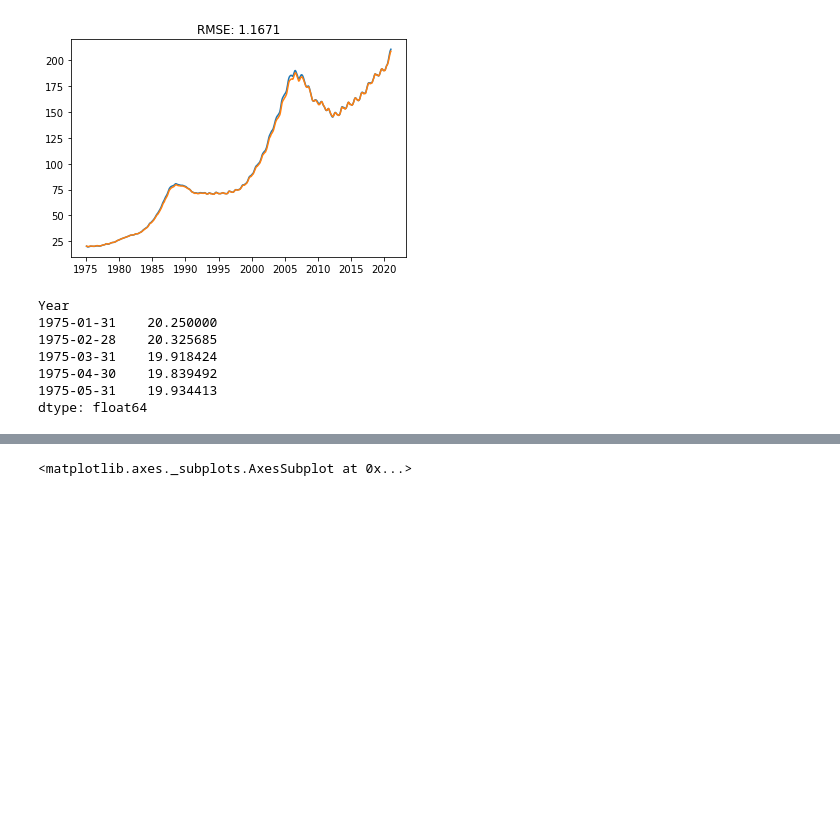
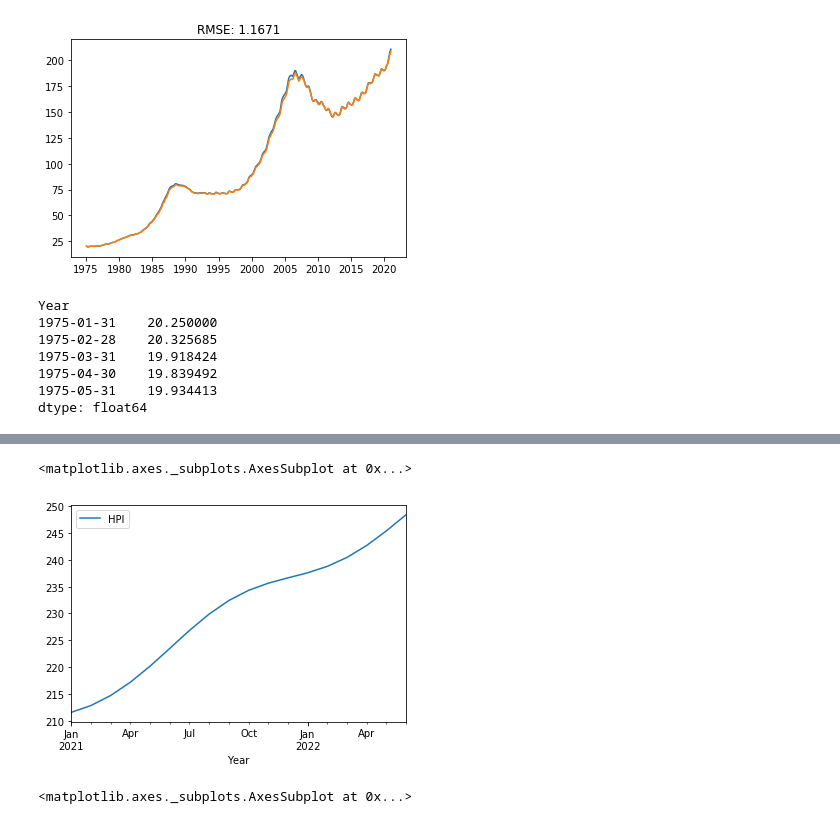
Before and after one commit to jjalomo93/Real_Estate_Dashboard, a Jupyter notebook: forecasting.ipynb, the cells around one changed output, grey strips where cells are left out. Cells and saved outputs as stored; diff of their text form; code cells hidden in the pictures; blank space fills up the shorter version.

```diff
--- a/forecasting.ipynb
+++ b/forecasting.ipynb
@@ -757,0 +765,8 @@ fcast= results513.forecast(steps=18)
+# %%
+xd = pd.Series(xd)
+# %%
+xd = pd.DataFrame(xd)
+# %%
+xd['Year'] = pd.date_range(start='1/2021', periods=18, freq='M')
+xd.rename(columns={0:'HPI'},inplace=True)
+xd.set_index('Year', inplace=True)
@@ -757,0 +794,2 @@ fcast= results513.forecast(steps=18)
+# %%
+fcast = np.exp(xd)
@@ -758,3 +827,8 @@ fcast= results513.forecast(steps=18)
+# %%
+fcast.plot()
+# %% [output]
+<matplotlib.axes._subplots.AxesSubplot at 0x...>
+[figure, added]
 # %%
 predictions_ARIMA_log.plot()
 # %% [output]
```
Also changed, not shown: parts of 11 cells of this notebook.
